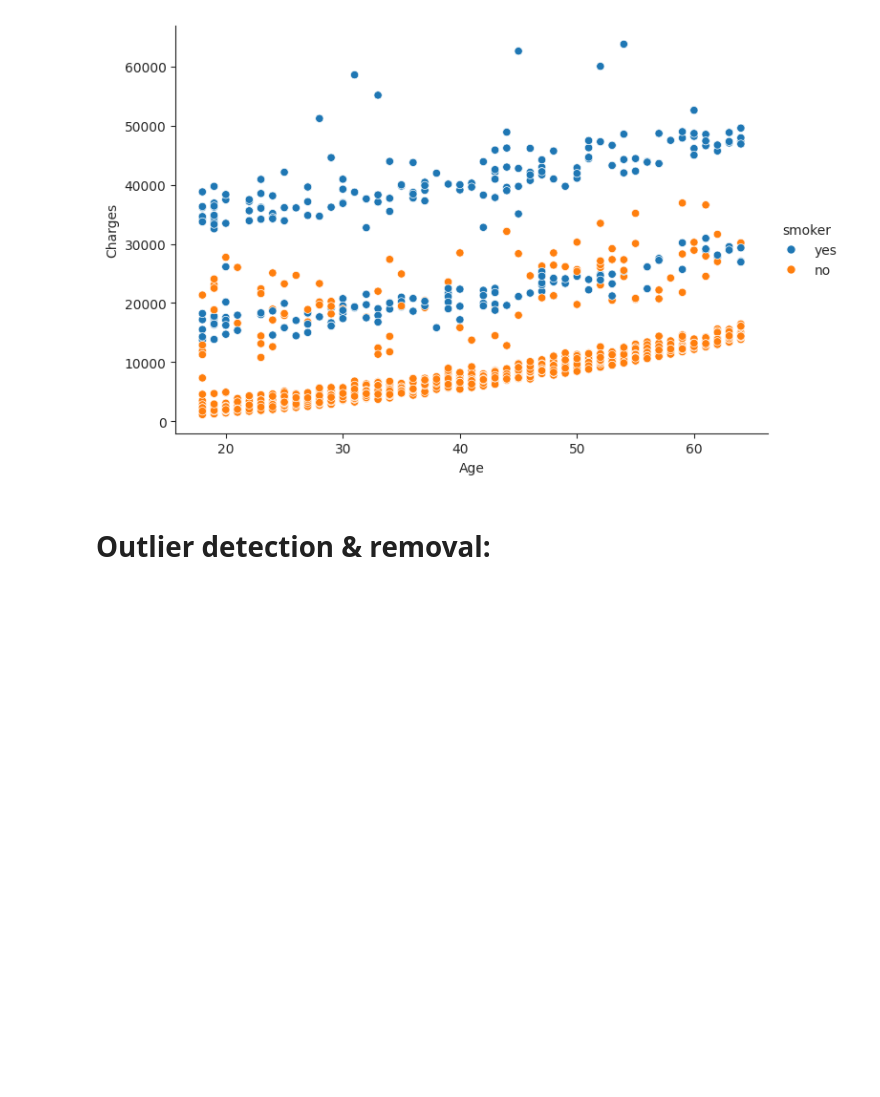
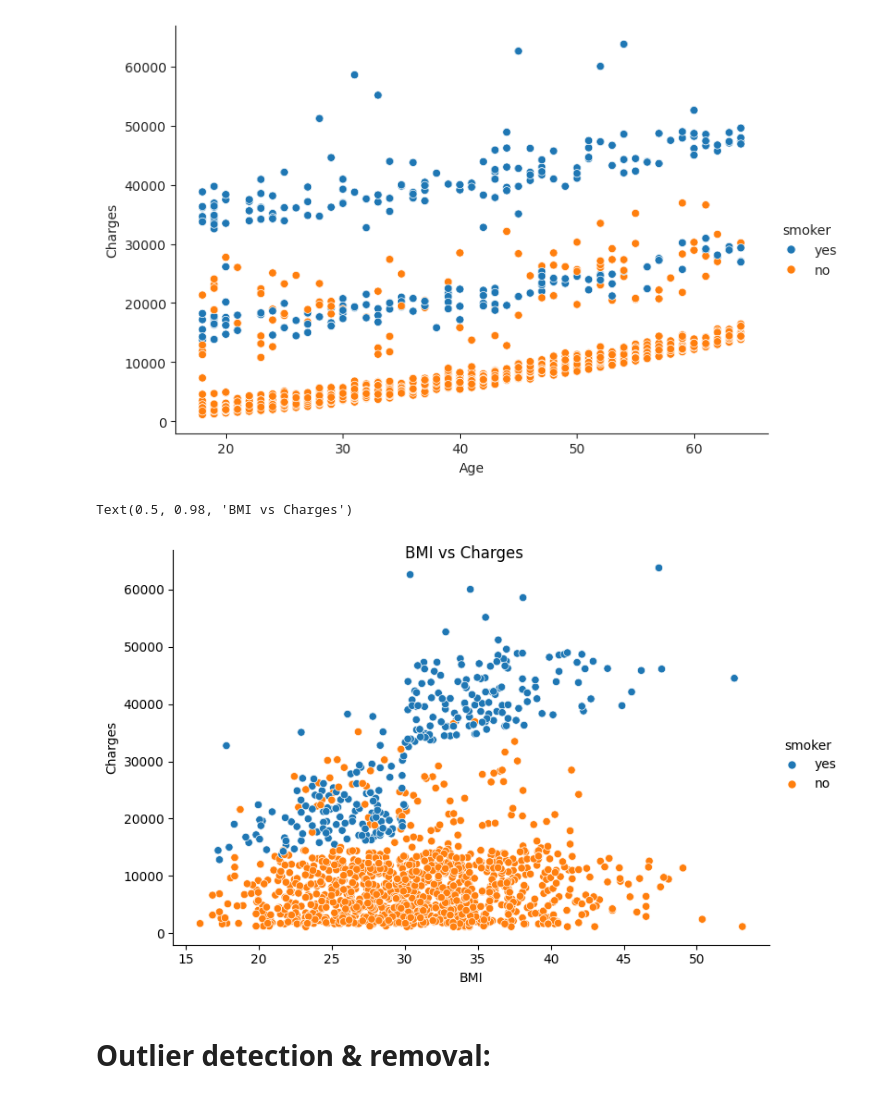
Before and after one commit to abdullaawad/Medical-Insurance-Project, a Jupyter notebook: Medical_Insurance_Project.ipynb, the cells around one changed output. Drawn from its saved outputs; the diff is of its cells as text; code cells hidden in the pictures; blank space fills up the shorter version.

```diff
--- a/Medical_Insurance_Project.ipynb
+++ b/Medical_Insurance_Project.ipynb
@@ -117,6 +126,13 @@ scatter_plot.set_axis_labels('Age', 'Charges')
 plt.show()
 # %% [output]
 [figure]
+# %%
+bmi_plot = sns.relplot(data=df, x='bmi', y='charges', kind='scatter', hue='smoker', color='r', height=5, aspect=1.5)
+bmi_plot.set_axis_labels('BMI', 'Charges')
+bmi_plot.fig.suptitle('BMI vs Charges')
+# %% [output]
+Text(0.5, 0.98, 'BMI vs Charges')
+[figure, added]
 # %% [markdown]
 # **Outlier detection & removal:**
 # %%
```
Also changed, not shown: parts of 4 cells of this notebook.
